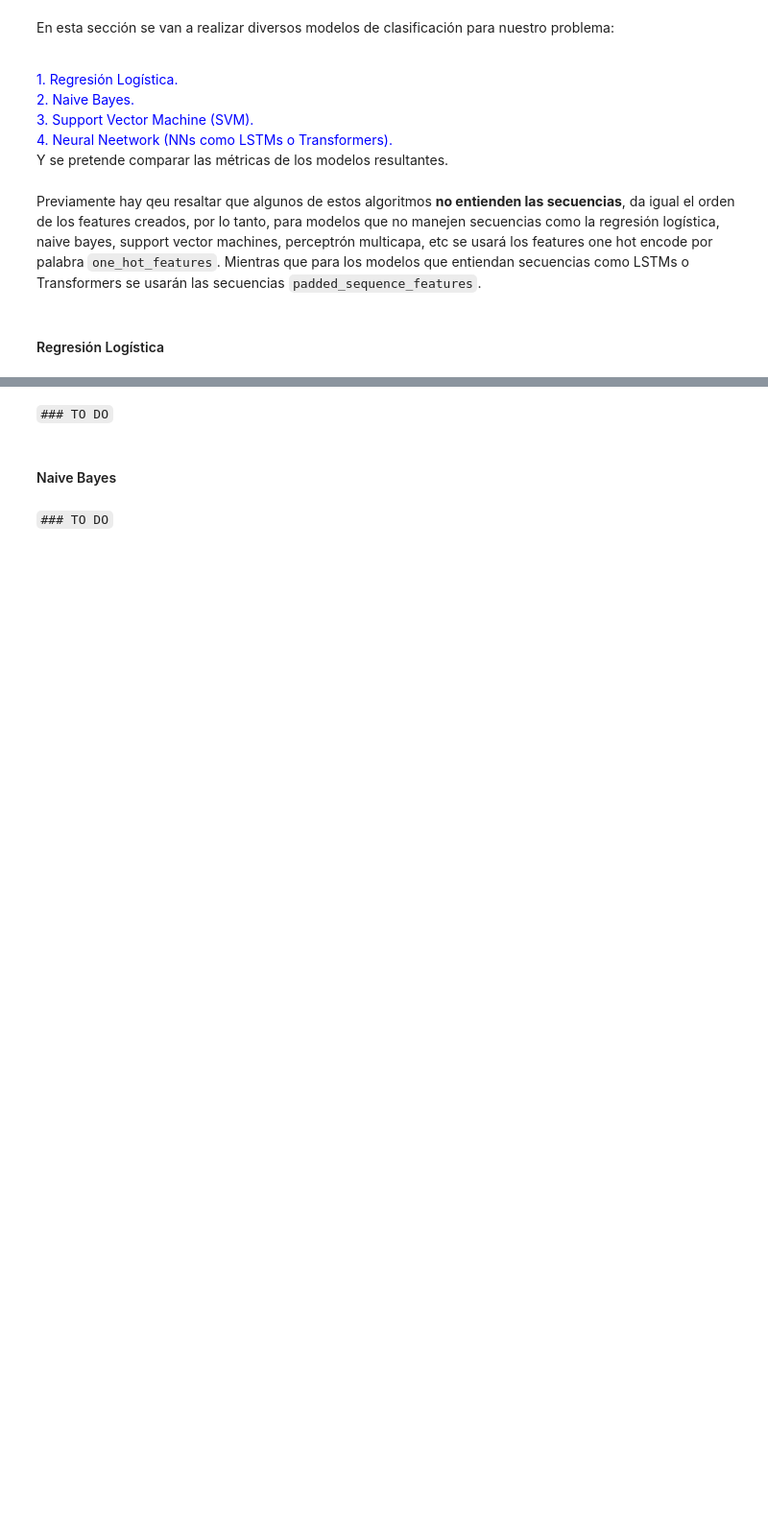
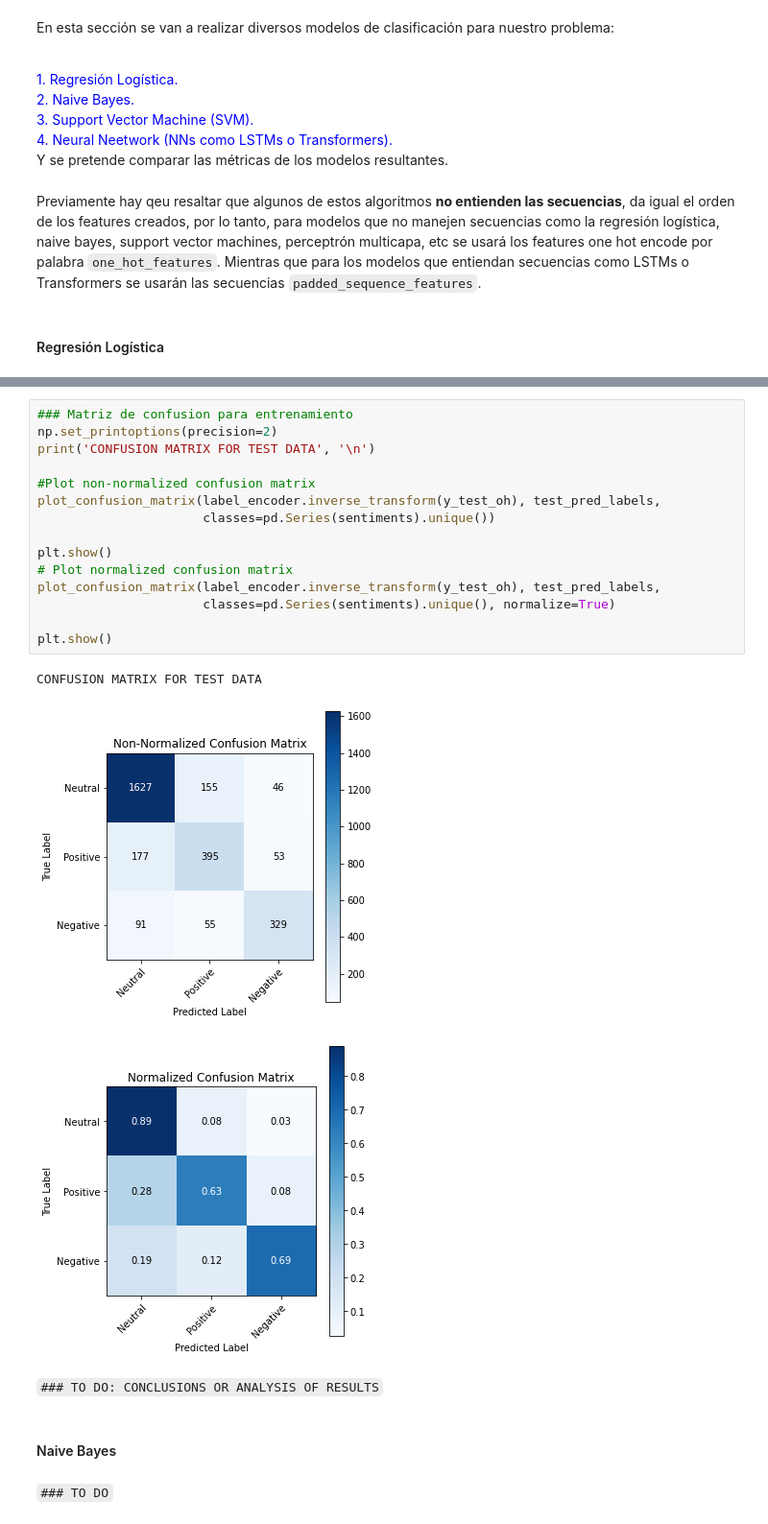
Before and after one commit to juanse1608/AdvancedStatisticsTopics, a Jupyter notebook: Notebooks/SentimentAnalysis.ipynb, the cells around one changed output, grey strips where cells are left out. Shown at 96% size. Saved outputs shown, nothing was run; the diff lists cells and outputs as text; blank space fills up the shorter version.

```diff
--- a/Notebooks/SentimentAnalysis.ipynb
+++ b/Notebooks/SentimentAnalysis.ipynb
@@ -217,5 +304,24 @@ Previamente hay qeu resaltar que algunos de estos algoritmos __no entienden las
+# %%
+### Matriz de confusion para entrenamiento
+np.set_printoptions(precision=2)
+print('CONFUSION MATRIX FOR TEST DATA', '\n')
+
+#Plot non-normalized confusion matrix
+plot_confusion_matrix(label_encoder.inverse_transform(y_test_oh), test_pred_labels,
+                      classes=pd.Series(sentiments).unique())
+
+plt.show()
+# Plot normalized confusion matrix
+plot_confusion_matrix(label_encoder.inverse_transform(y_test_oh), test_pred_labels,
+                      classes=pd.Series(sentiments).unique(), normalize=True)
+
+plt.show()
+# %% [output]
+CONFUSION MATRIX FOR TEST DATA
+[figure, added]
+[figure, added]
 # %% [markdown]
-`### TO DO`
+`### TO DO: CONCLUSIONS OR ANALYSIS OF RESULTS`
 # %% [markdown]
 #### Naive Bayes
 # %% [markdown]
```
Also changed, not shown: parts of 12 cells of this notebook.
